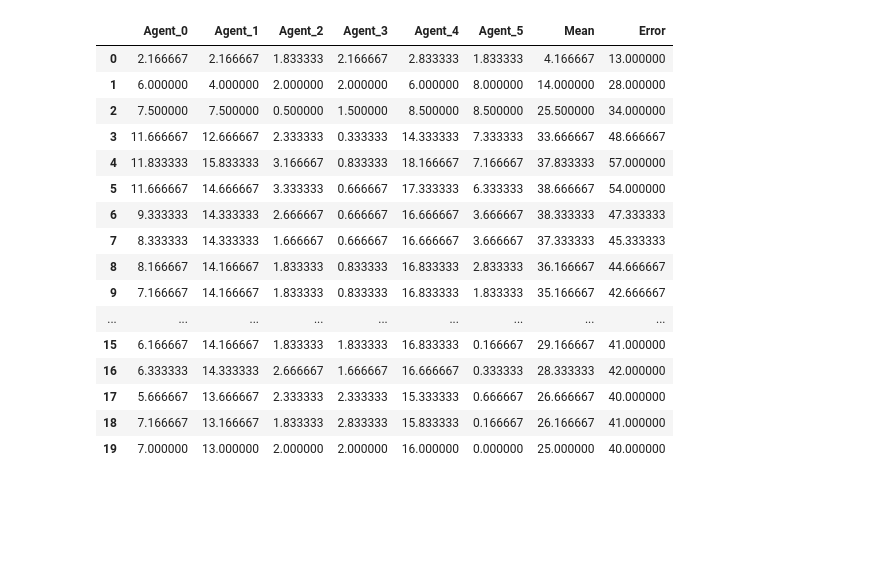
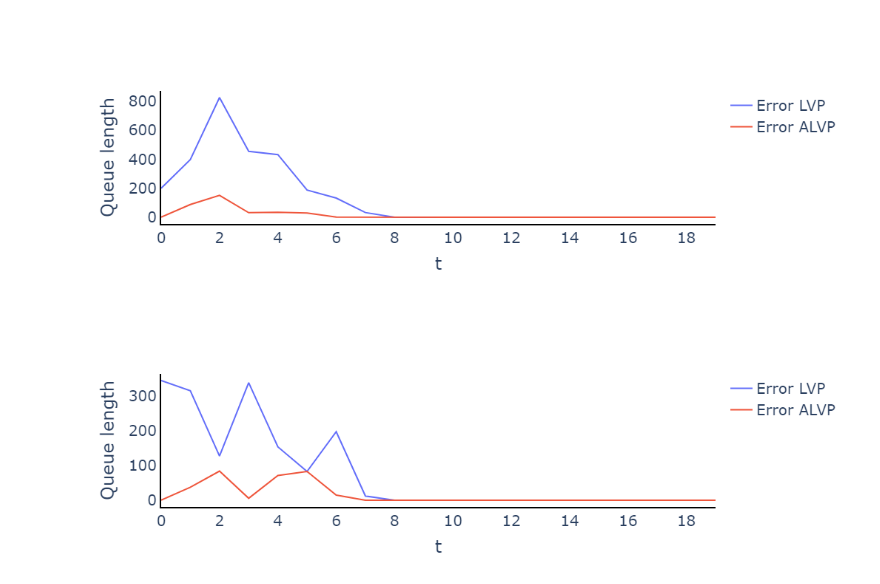
Before and after one commit to HelBorg/Load_Balancing_numpy, a Jupyter notebook: Untitled.ipynb, the cells around one changed output. Saved outputs shown, nothing was run; the diff lists cells and outputs as text; code cells hidden in the pictures; blank space fills up the shorter version.

```diff
--- a/Untitled.ipynb
+++ b/Untitled.ipynb
@@ -66,21 +171,61 @@ fig.show()
+# %%
+lvp_seq = pd.DataFrame(alg_lvp.sequence_2, columns=["Agent_0", "Agent_1", "Agent_2", "Agent_3", "Agent_4", "Agent_5"])
+add_error(lvp_seq, "Agent", 6);
+
+alvp_seq = pd.DataFrame(alg_alvp.sequence_2, columns=["Agent_0", "Agent_1", "Agent_2", "Agent_3", "Agent_4", "Agent_5"])
+add_error(alvp_seq, "Agent", 6);
+
+layout = go.Layout(plot_bgcolor='rgba(0,0,0,0)')
+fig = go.Figure(layout=layout)
+fig.add_trace(go.Scatter(y=lvp_seq.Error,
+                                     x=list(range(len(lvp_seq.Error))),
+                                     name=f"Error LVP",
+                                     mode="lines"))
+
+fig.add_trace(go.Scatter(y=alvp_seq.Error,
+                                     x=list(range(len(lvp_seq.Error))),
+                                     name=f"Error ALVP",
+                                     mode="lines"))
+
+
+fig.update_layout(
+    xaxis_title="t",
+    yaxis_title="Queue length",
+    font = dict(size = 20)
+)
+fig.update_xaxes(showline=True, linewidth=2, linecolor='black', gridcolor='white')
+fig.update_yaxes(showline=True, linewidth=2, linecolor='black', gridcolor='white')
+fig.show()
+# %% [output]
+[figure, added]
 # %%
-lvp_seq = pd.DataFrame(alg_lvp.sequence_2, columns=["Agent_0", "Agent_1", "Agent_2", "Agent_3", "Agent_4", "Agent_5"])
-add_error(lvp_seq, "Agent", 6)
+lvp_seq = pd.DataFrame(alg_lvp.sequence, columns=["Agent_0", "Agent_1", "Agent_2", "Agent_3", "Agent_4", "Agent_5"])
+add_error(lvp_seq, "Agent", 6);
+
+layout = go.Layout(plot_bgcolor='rgba(0,0,0,0)')
+fig = go.Figure(layout=layout)
+
+fig.add_trace(go.Scatter(y=lvp_seq.Error,
+                                     x=list(range(len(lvp_seq.Error))),
+                                     name=f"Error LVP",
+                                     mode="lines"))
+
+alvp_seq = pd.DataFrame(alg_alvp.sequence, columns=["Agent_0", "Agent_1", "Agent_2", "Agent_3", "Agent_4", "Agent_5"])
+add_error(alvp_seq, "Agent", 6);
+
+fig.add_trace(go.Scatter(y=alvp_seq.Error,
+                         x=list(range(len(lvp_seq.Error))),
+                         name=f"Error ALVP",
+                         mode="lines"))
+
+
+fig.update_layout(
+    xaxis_title="t",
+    yaxis_title="Queue length",
+    font = dict(size = 20)
+)
+fig.update_xaxes(showline=True, linewidth=2, linecolor='black', gridcolor='white')
+fig.update_yaxes(showline=True, linewidth=2, linecolor='black', gridcolor='white')
+fig.show()
 # %% [output]
-|  | Agent_0 | Agent_1 | Agent_2 | Agent_3 | Agent_4 | Agent_5 | Mean | Error |
-| 0 | 2.166667 | 2.166667 | 1.833333 | 2.166667 | 2.833333 | 1.833333 | 4.166667 | 13.000000 |
-| 1 | 6.000000 | 4.000000 | 2.000000 | 2.000000 | 6.000000 | 8.000000 | 14.000000 | 28.000000 |
-| 2 | 7.500000 | 7.500000 | 0.500000 | 1.500000 | 8.500000 | 8.500000 | 25.500000 | 34.000000 |
-| 3 | 11.666667 | 12.666667 | 2.333333 | 0.333333 | 14.333333 | 7.333333 | 33.666667 | 48.666667 |
-| 4 | 11.833333 | 15.833333 | 3.166667 | 0.833333 | 18.166667 | 7.166667 | 37.833333 | 57.000000 |
-| 5 | 11.666667 | 14.666667 | 3.333333 | 0.666667 | 17.333333 | 6.333333 | 38.666667 | 54.000000 |
-| 6 | 9.333333 | 14.333333 | 2.666667 | 0.666667 | 16.666667 | 3.666667 | 38.333333 | 47.333333 |
-| 7 | 8.333333 | 14.333333 | 1.666667 | 0.666667 | 16.666667 | 3.666667 | 37.333333 | 45.333333 |
-| 8 | 8.166667 | 14.166667 | 1.833333 | 0.833333 | 16.833333 | 2.833333 | 36.166667 | 44.666667 |
-| 9 | 7.166667 | 14.166667 | 1.833333 | 0.833333 | 16.833333 | 1.833333 | 35.166667 | 42.666667 |
-| ... | ... | ... | ... | ... | ... | ... | ... | ... |
-| 15 | 6.166667 | 14.166667 | 1.833333 | 1.833333 | 16.833333 | 0.166667 | 29.166667 | 41.000000 |
-| 16 | 6.333333 | 14.333333 | 2.666667 | 1.666667 | 16.666667 | 0.333333 | 28.333333 | 42.000000 |
-| 17 | 5.666667 | 13.666667 | 2.333333 | 2.333333 | 15.333333 | 0.666667 | 26.666667 | 40.000000 |
-| 18 | 7.166667 | 13.166667 | 1.833333 | 2.833333 | 15.833333 | 0.166667 | 26.166667 | 41.000000 |
-| 19 | 7.000000 | 13.000000 | 2.000000 | 2.000000 | 16.000000 | 0.000000 | 25.000000 | 40.000000 |
+[figure, added]
```
Also changed, not shown: parts of 12 cells of this notebook, 9 other files.
